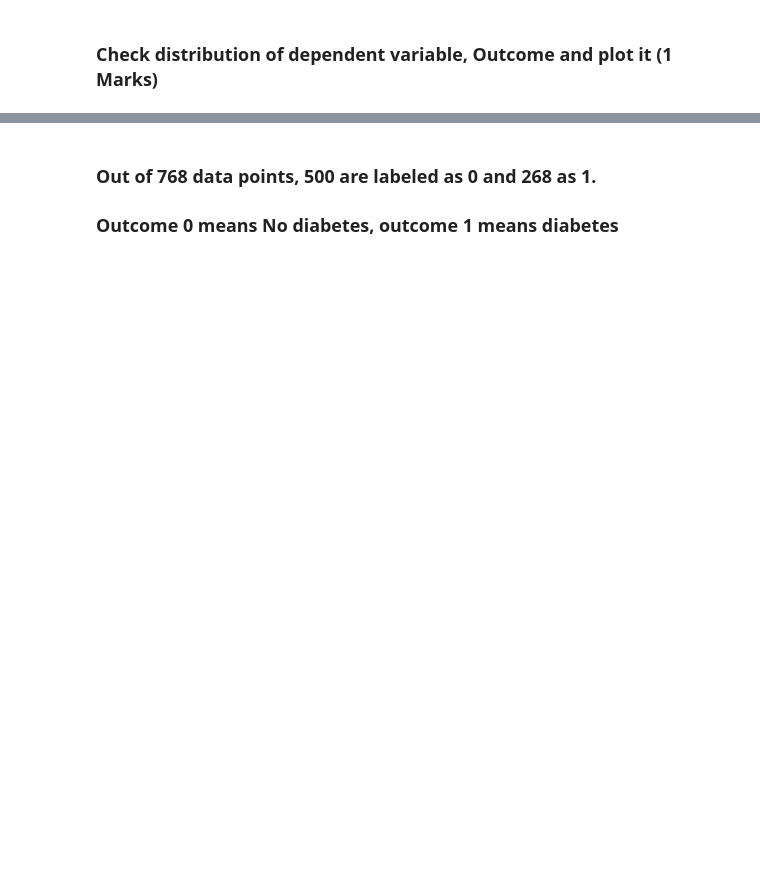
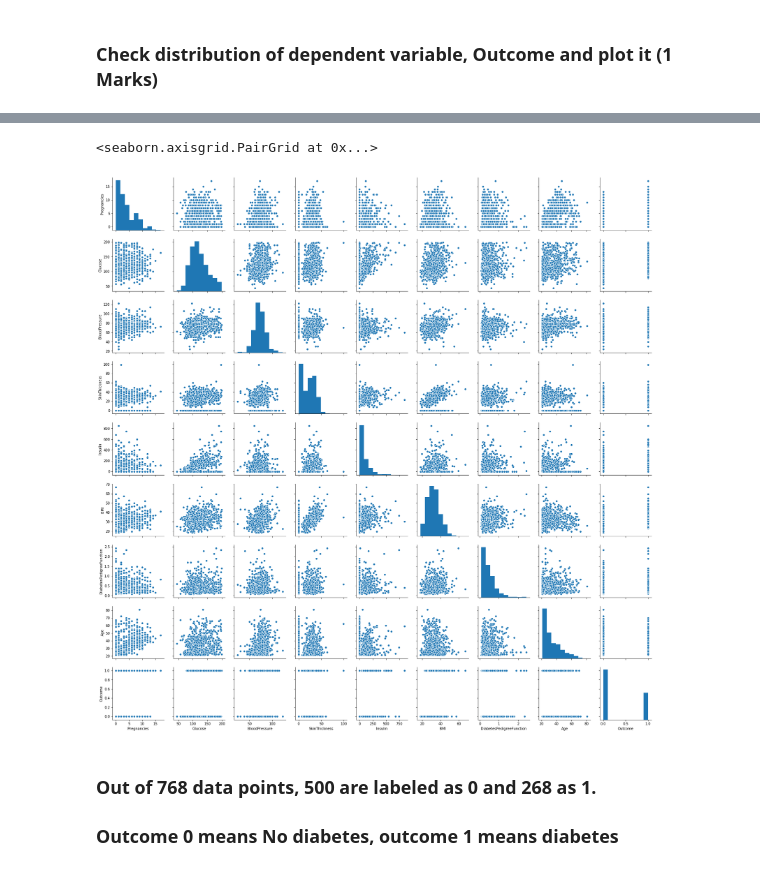
Before and after one commit to GreatLearningAIML1/bangalore-feb-batch-rabigarg, a Jupyter notebook: Lab_R5_External_SVM_Problem_Diabetes.ipynb, the cells around one changed output, grey strips where cells are left out. Saved outputs shown, nothing was run; the diff lists cells and outputs as text; code cells hidden in the pictures; blank space fills up the shorter version.

```diff
--- a/Lab_R5_External_SVM_Problem_Diabetes.ipynb
+++ b/Lab_R5_External_SVM_Problem_Diabetes.ipynb
@@ -6,5 +7,7 @@ import matplotlib.pyplot as plt
 %matplotlib inline
 # %% [markdown]
 ### Read the input file 'Diabetes.csv' using Pandas and check it's column names(1 Marks)
+# %%
+diabetes_df = pd.read_csv("diabetes.csv")
 # %%
 # Eye ball the imported dataset
@@ -10,0 +60,4 @@ import matplotlib.pyplot as plt
+# %%
+diabetes_df["Glucose"].replace(0,diabetes_df["Glucose"].median(),inplace=True)
+diabetes_df["BloodPressure"].replace(0,diabetes_df["BloodPressure"].median(),inplace=True)
+diabetes_df["BMI"].replace(0,diabetes_df["BMI"].median(),inplace=True)
@@ -15,3 +98,9 @@ import matplotlib.pyplot as plt
+# %%
+import seaborn as sns
+sns.pairplot(diabetes_df)
+# %% [output]
+<seaborn.axisgrid.PairGrid at 0x...>
+[figure, added]
 # %% [markdown]
 ### Out of  768 data points, 500 are labeled as 0 and 268 as 1.
 ### Outcome 0 means No diabetes, outcome 1 means diabetes
```
Also changed, not shown: parts of 36 cells of this notebook.
